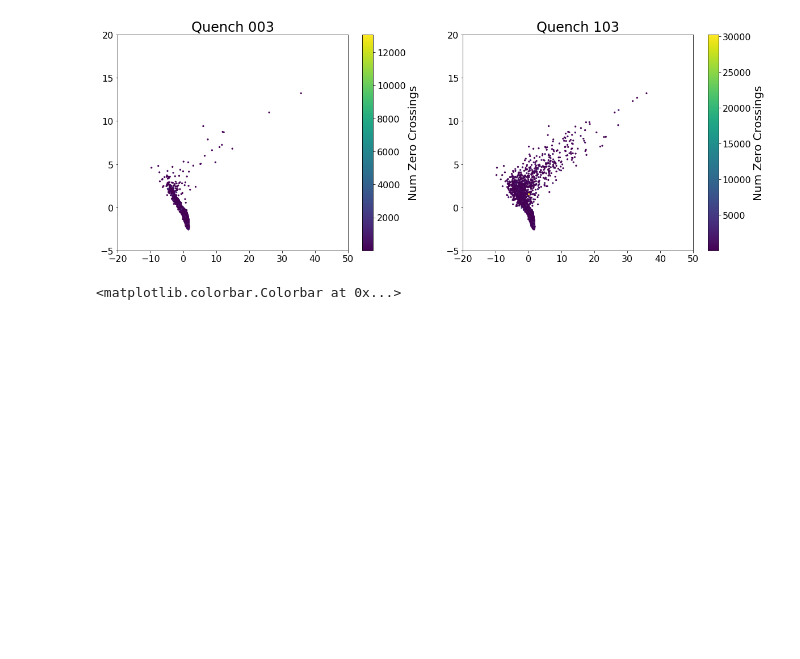
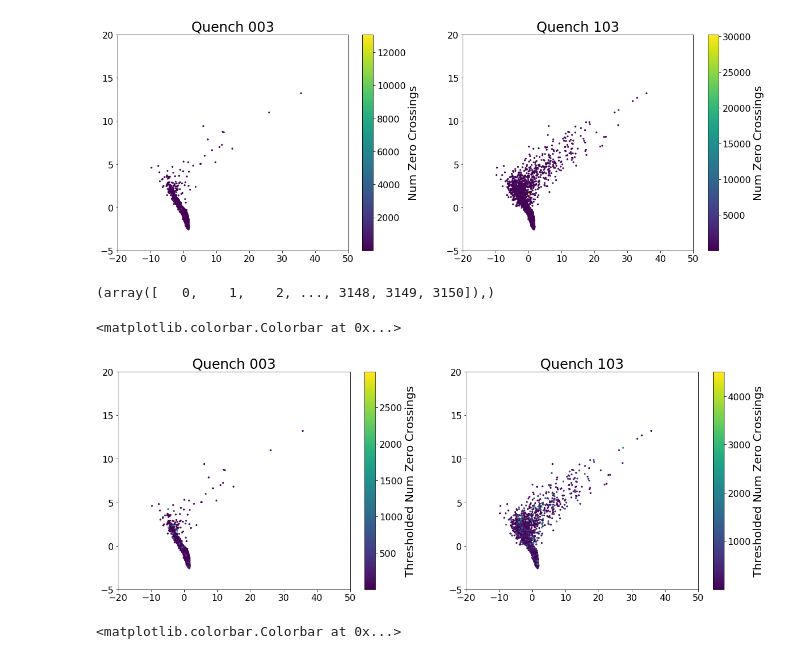
Before and after one commit to lastephey/magnet-notebooks, a Jupyter notebook: conv2d-autoencoder/plot_conv2d_pca.ipynb, the cells around one changed output. Cells and saved outputs as stored; diff of their text form; code cells hidden in the pictures; blank space fills up the shorter version.

Commit message:
threshold option

```diff
--- a/conv2d-autoencoder/plot_conv2d_pca.ipynb
+++ b/conv2d-autoencoder/plot_conv2d_pca.ipynb
@@ -202,48 +202,65 @@ plt.colorbar(im1,ax=axs[1], label='Num Zero Crossings')
 <matplotlib.colorbar.Colorbar at 0x...>
 [figure]
 # %%
-#rainbow plot as a function of railed num zero crossings
+#rainbow plot as a function of thresholded num zero crossings
+#throw out outliers that make plotting tough
 #note that this doesn't include postquench data  (no summary files)
 
 xlimits = (-20,50)
 ylimits = (-5,20)
 
+np003 = df003['Num Zero Crossings'].to_numpy()
+np103 = df103['Num Zero Crossings'].to_numpy()
+
+threshold = 5000
+#find indicides below threshold
+index003 = np.where(np003 < threshold)
+index103 = np.where(np103 < threshold)
+
+print(index003)
+
+#thresdholded values for colormap
+tnp003 = np003[index003]
+tnp103 = np103[index103]
+
 q003_pca_0 = list()
 q003_pca_1 = list()
 #do this part in advance
 for i in range(q003_data.shape[0]):
-    q003_pca_0.append(img_pca[i,0])
-    q003_pca_1.append(img_pca[i,1])
+    if np.in1d(i, index003):
+        q003_pca_0.append(img_pca[i,0])
+        q003_pca_1.append(img_pca[i,1])
 
 q103_pca_0 = list()
 q103_pca_1 = list()
 #do this part in advance
 for i in range(q103_data.shape[0]):
-    q103_pca_0.append(img_pca[i,0])
-    q103_pca_1.append(img_pca[i,1])
+    if np.in1d(i, index103):
+        q103_pca_0.append(img_pca[i,0])
+        q103_pca_1.append(img_pca[i,1])
 
 
-np003 = df003['Num Zero Crossings'].to_numpy()
-np103 = df103['Num Zero Crossings'].to_numpy()
-
-threshold = 5000
-
-arr[arr > 255] = x
+#find indicies less than threshold
+#throw out data above
 
 fig, axs = plt.subplots(1, 2)
 fig.set_size_inches(20,7)
-im0 = axs[0].scatter(q003_pca_0, q003_pca_1, c=np003, s=msize)
+im0 = axs[0].scatter(q003_pca_0, q003_pca_1, c=tnp003, s=msize)
 axs[0].set_title('Quench 003')
 axs[0].set_xlim(xlimits)
 axs[0].set_ylim(ylimits)
-plt.colorbar(im0,ax=axs[0], label='Num Zero Crossings')
+plt.colorbar(im0,ax=axs[0], label='Thresholded Num Zero Crossings')
 
-im1 = axs[1].scatter(q103_pca_0,q103_pca_1, c=np103, s=msize)
+im1 = axs[1].scatter(q103_pca_0, q103_pca_1, c=tnp103, s=msize)
 axs[1].set_title('Quench 103')
 axs[1].set_xlim(xlimits)
 axs[1].set_ylim(ylimits)
-plt.colorbar(im1,ax=axs[1], label='Num Zero Crossings')
+plt.colorbar(im1,ax=axs[1], label='Thresholded Num Zero Crossings')
 #plt.suptitle("Abs Start Point", fontsize=32);
+# %% [output]
+(array([   0,    1,    2, ..., 3148, 3149, 3150]),)
+<matplotlib.colorbar.Colorbar at 0x...>
+[figure, added]
 # %%
 #rainblow plot as a function of duration
 #note that this doesn't include postquench data (no summary files)
```
Also changed, not shown: parts of 5 cells of this notebook.
